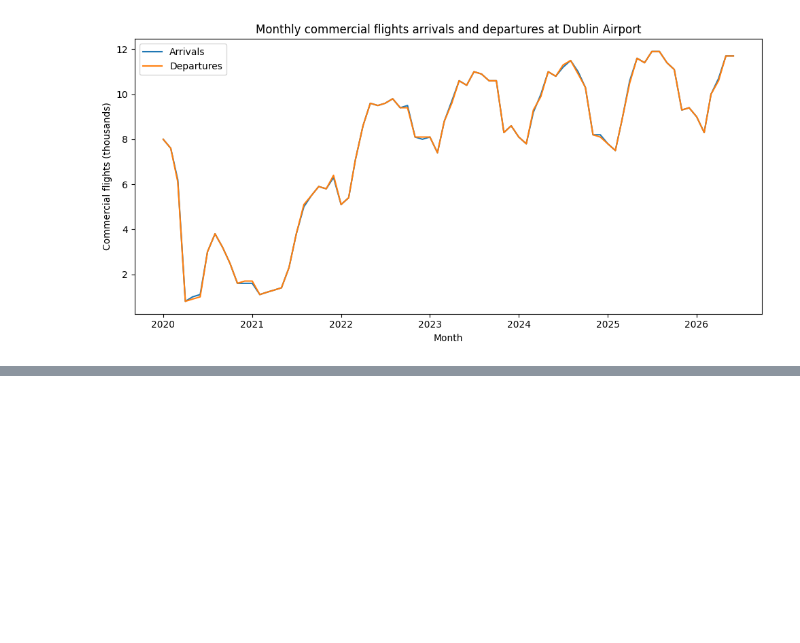
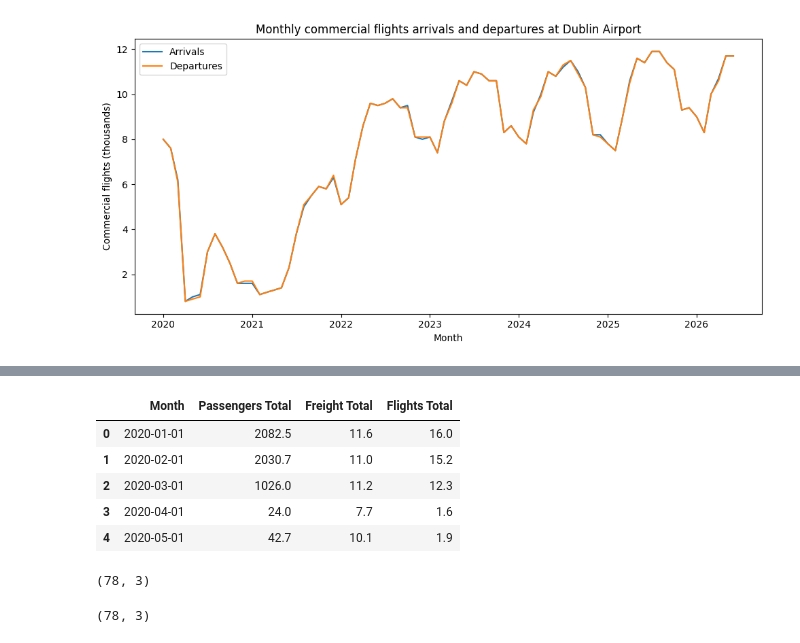
Before and after one commit to Ricardocotaa/CA1-Machine-Learning-2-Ricardo-Cota, a Jupyter notebook: CA1 MachineLearning-RicardoCota.ipynb, the cells around one changed output, grey strips where cells are left out. Drawn from its saved outputs; the diff is of its cells as text; code cells hidden in the pictures; blank space fills up the shorter version.

```diff
--- a/CA1 MachineLearning-RicardoCota.ipynb
+++ b/CA1 MachineLearning-RicardoCota.ipynb
@@ -373,0 +392,21 @@ The decline in 2020 may be associated with the COVID-19 pandemic. HO
+# %%
+dublin_monthly_total['Freight Total'] = (
+    dublin_monthly_total['Freight Arrival']
+    + dublin_monthly_total['Freight Departure']
+)
+
+dublin_monthly_total['Flights Total'] = (
+    dublin_monthly_total['Flights Arrival']
+    + dublin_monthly_total['Flights Departure']
+)
+
+dublin_monthly_total[
+    ['Month','Passengers Total','Freight Total','Flights Total']
+].head()
+# %% [output]
+|  | Month | Passengers Total | Freight Total | Flights Total |
+| 0 | 2020-01-01 | 2082.5 | 11.6 | 16.0 |
+| 1 | 2020-02-01 | 2030.7 | 11.0 | 15.2 |
+| 2 | 2020-03-01 | 1026.0 | 11.2 | 12.3 |
+| 3 | 2020-04-01 | 24.0 | 7.7 | 1.6 |
+| 4 | 2020-05-01 | 42.7 | 10.1 | 1.9 |
@@ -373,0 +415,4 @@ The decline in 2020 may be associated with the COVID-19 pandemic. HO
+# %%
+x.shape
+# %% [output]
+(78, 3)
@@ -373,0 +424,4 @@ The decline in 2020 may be associated with the COVID-19 pandemic. HO
+# %%
+x_scaled.shape
+# %% [output]
+(78, 3)
```
Also changed, not shown: parts of 13 cells of this notebook.
